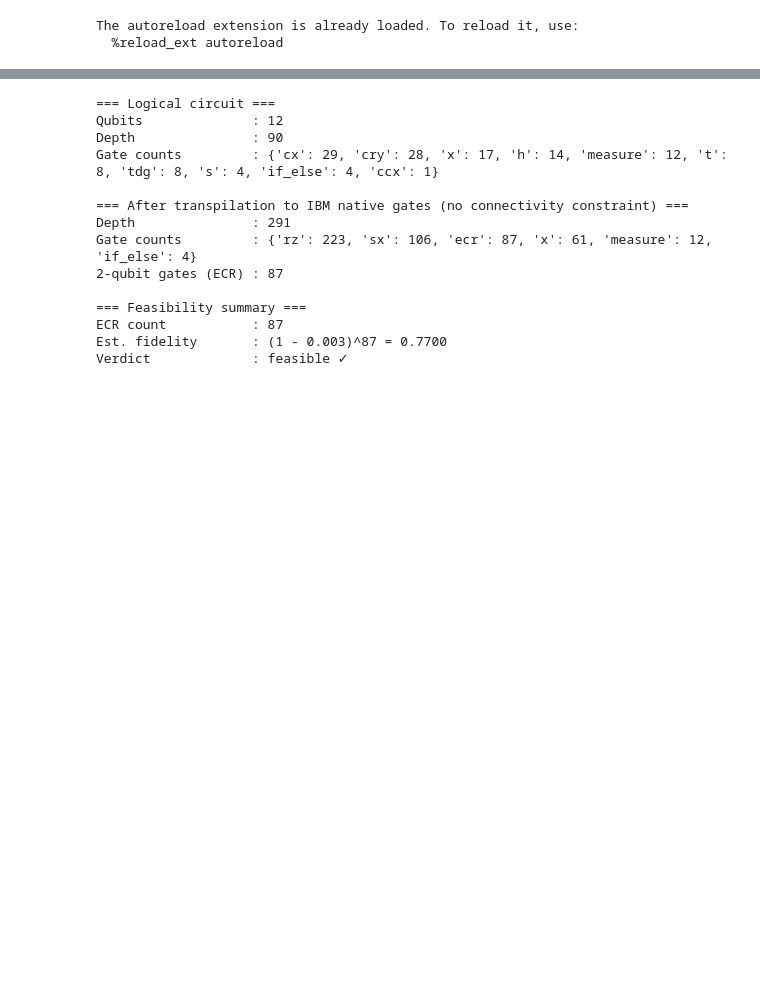
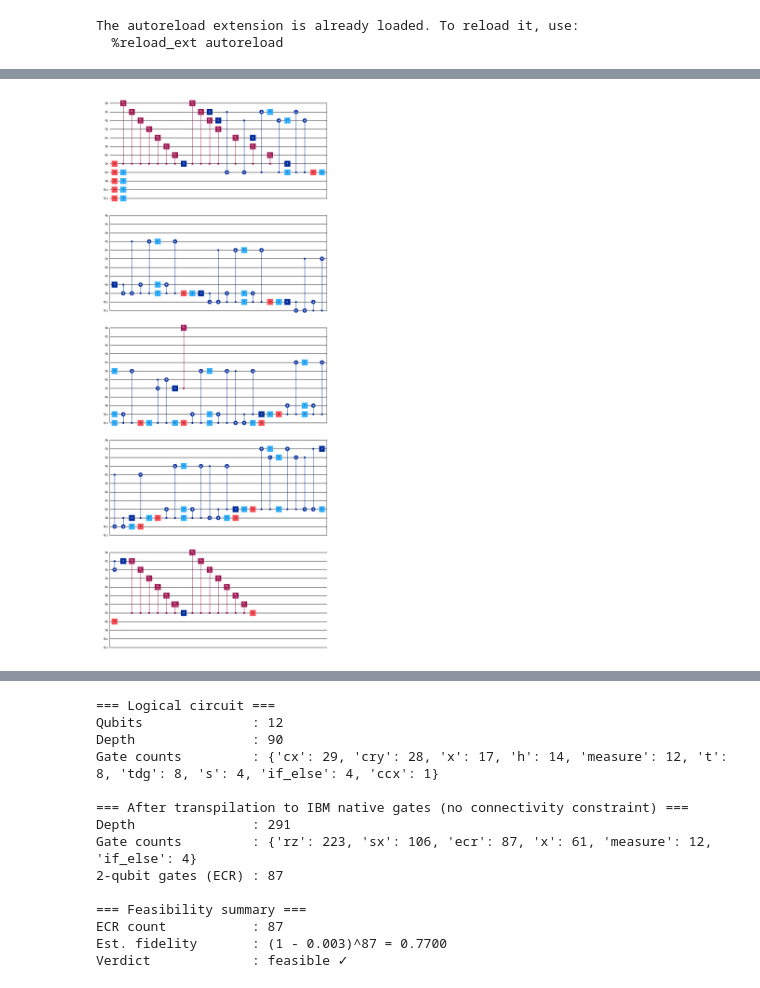
Before and after one commit to sorin-bolos/QuantumComputingResearch, a Jupyter notebook: STOsInMoleculeSymulations/STOs1D copy.ipynb, the cells around one changed output, grey strips where cells are left out. Saved outputs shown, nothing was run; the diff lists cells and outputs as text; code cells hidden in the pictures; blank space fills up the shorter version.

```diff
--- a/STOsInMoleculeSymulations/STOs1D copy.ipynb
+++ b/STOsInMoleculeSymulations/STOs1D copy.ipynb
@@ -130,4 +131,8 @@ Shot noise:           0.0044  (0.73 %)
 [figure]
+# %%
+qc.draw('mpl')
+# %% [output]
+[figure, added]
 # %%
 noisy_simlutation_executor.print_circuit_stats(qc)
 counts = noisy_simlutation_executor.sample_measurement_counts(qc, n_qubits, shots=shots)
```
Also changed, not shown: parts of 5 cells of this notebook, 4 other files.
